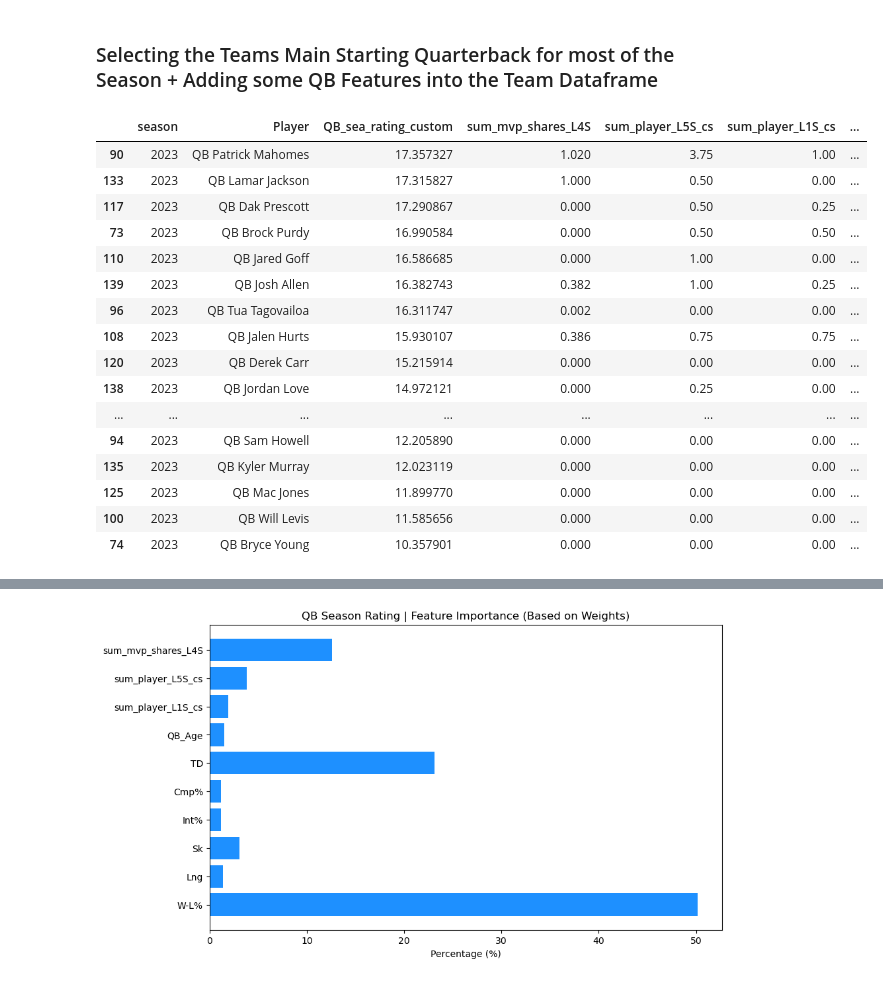
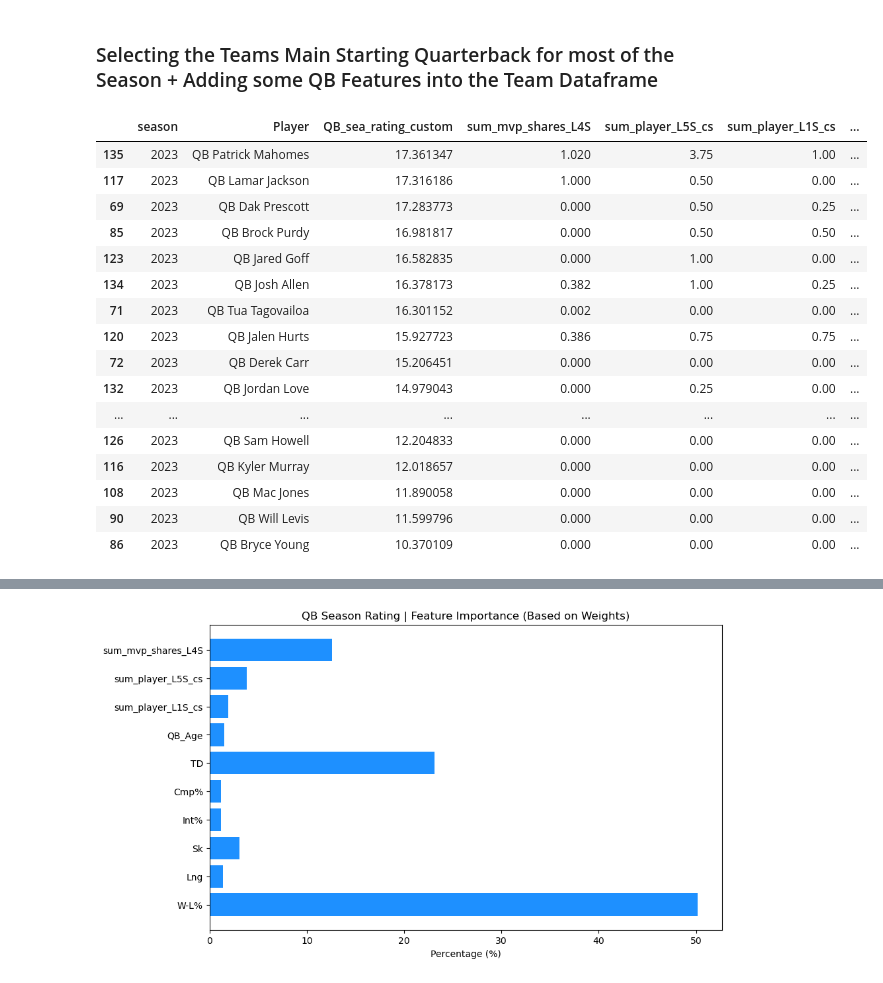
Before and after one commit to allenjake440/NFL_Champion, a Jupyter notebook: nfl_web_scrape/nfl_champ_data.ipynb, the cells around one changed output, grey strips where cells are left out. Saved outputs shown, nothing was run; the diff lists cells and outputs as text; code cells hidden in the pictures.

```diff
--- a/nfl_web_scrape/nfl_champ_data.ipynb
+++ b/nfl_web_scrape/nfl_champ_data.ipynb
@@ -46,19 +38,0 @@ print(list(df))
-# %%
-
-df = df.fillna(0)
-
-exclude_columns = ['season', 'Player', 'Tm', 'Pos', 'team_id', 'won_mvp', 'ns_won_mvp', 'ns_mvp_shares',  'pass_type','def_type','rec_type', 'kick_type', 'rush_type', 'pass_QBrec' ]
-
-reverse_rank_columns = []
-
-for col in df.columns:
-    if col not in exclude_columns:
-        if col in reverse_rank_columns:
-            df[col] = df.groupby('season')[col].rank(method='min', ascending=True)
-        else:
-            df[col] = df.groupby('season')[col].rank(method='min', ascending=False)
-
-df = df.sort_values(by=['season', 'mvp_shares'], ascending=[False, False])
-
-df.to_csv("player_db_rk.csv",index=False, encoding="utf-8-sig")
-print(list(df))
@@ -1228,11 +1081,14 @@ from sklearn.preprocessing import MinMaxScaler
 
 passing_data = passing_data.fillna(0)
 
-# Find the index of the rows with the maximum 'sum_playoff_games' for each 'team_id' and 'season' -ja
-max_qbr_idx = passing_data.groupby(['team_id', 'season'])['GS'].idxmax() #THIS IS CRITERIA TO MAKES THE TEAMS MAIN QB (USE MAX QBR I THINK 'QBR', or try 'GS') -ja
+# Sort by 'team_id', 'season', 'GS', 'G', and 'Yds' in descending order
+passing_data = passing_data.sort_values(
+    by=['team_id', 'season', 'GS', 'G', 'Yds'],
+    ascending=[True, True, False, False, False]
+)
 
-# Filter the DataFrame using these indices -ja
-top_players_passing_data = passing_data.loc[max_qbr_idx]
+# Drop duplicates for each 'team_id' and 'season' after sorting to keep only the main QB
+top_players_passing_data = passing_data.drop_duplicates(subset=['team_id', 'season'], keep='first')
 
 #=====================================================================================================
 
@@ -1306,71 +1162,59 @@ top_players_passing_data = top_players_passing_data.sort_values(by='season', asc
 
 # Display the resulting DataFrame -ja
 
 # Step 1: Rename the column 'sum_playoff_games' in 'all_coaches_data' before merging -ja
 top_players_passing_data = top_players_passing_data.rename(columns={'sum_playoff_games': 'sum_QB_playoff_games'})
 top_players_passing_data = top_players_passing_data.rename(columns={'Age': 'QB_Age'})
 top_players_passing_data = top_players_passing_data.rename(columns={'sum_mvp_shares': 'sum_QB_mvp_shares'})
 
 #=====================================================================================================
 
 #creating a new custom quarterback career rating feature for each qb each season -ja
 
 # Fill NaN values that might have been introduced with 0 -ja
 top_players_passing_data.fillna(0)
 
-# Step 1: Initialize the MinMaxScaler -ja
-scaler = MinMaxScaler()
-
-# Step 2: Fit and transform the required columns using MinMaxScaler -ja
-columns_to_scale = ['sum_mvp_shares_L4S', 'sum_player_L5S_cs', 'sum_player_L1S_cs', 'QB_Age', 'TD', 'Int%', 'Sk', 'Lng', 'W-L%']
-top_players_passing_data[columns_to_scale] = scaler.fit_transform(top_players_passing_data[columns_to_scale])
-
 # Step 3: Calculate the custom rating using the scaled values -ja
 top_players_passing_data['QB_sea_rating_custom'] = (
-    (top_players_passing_data['sum_mvp_shares_L4S'] * 1.635) +
-    (top_players_passing_data['sum_player_L5S_cs'] * .5) +
-    (top_players_passing_data['sum_player_L1S_cs'] * .25) +
-    (top_players_passing_data['QB_Age'] * .2) +
-    (top_players_passing_data['TD'] * 3) +
-    (top_players_passing_data['Cmp%'] * .15) +
-    (top_players_passing_data['Int%'] * -.15) +
-    (top_players_passing_data['Sk'] * -.4) +
-    (top_players_passing_data['Lng'] * .175) +
-    (top_players_passing_data['W-L%'] * 6.5)
+    (top_players_passing_data['sum_mvp_shares_L4S'] * 0.7605965360040652) +
+    (top_players_passing_data['sum_player_L5S_cs'] * 0.11983696830206082) +
+    (top_players_passing_data['sum_player_L1S_cs'] * 0.2493432963366484) +
+    (top_players_passing_data['QB_Age'] * 0.0076112412316544946) +
+    (top_players_passing_data['TD'] * 0.05494813431690466) +
+    (top_players_passing_data['Cmp%'] * 0.14757574354200506) +
+    (top_players_passing_data['Int%'] * -0.010742909524878155) +
+    (top_players_passing_data['Sk'] * -0.0009641855158425538) +
+    (top_players_passing_data['Lng'] * 0.001811828880220935) +
+    (top_players_passing_data['W-L%'] * 6.495133212900368)
 
 )
 
-# Step 4: Reverse the Min-Max scaling (Inverse Transform) -ja
-# Use the same scaler object to reverse the scaling of the specified columns -ja
-top_players_passing_data[columns_to_scale] = scaler.inverse_transform(top_players_passing_data[columns_to_scale])
-
 # Create a new column 'QBRC_rk' that ranks 'QB_rating_custom' for each 'season' -ja
 top_players_passing_data['QBSRC_rk'] = top_players_passing_data.groupby('season')['QB_sea_rating_custom'].rank(ascending=False, method='dense')
-
 
 #sort the DataFrame by 'Player' and 'season' in descending order-ja
 top_players_passing_data = top_players_passing_data.sort_values(by=['season','QB_sea_rating_custom'], ascending=[False, False])
 
 filtered_df = top_players_passing_data[top_players_passing_data['season'] == 2023][['season', 'Player', 'QB_sea_rating_custom', 'sum_mvp_shares_L4S', 'sum_player_L5S_cs', 'sum_player_L1S_cs', 'QB_Age', 'TD', 'Cmp%', 'Int%', 'Sk', 'Lng', 'W-L%', 'champion_share', 'mvp_shares']]
 filtered_df
 # %% [output]
 |  | season | Player | QB_sea_rating_custom | sum_mvp_shares_L4S | sum_player_L5S_cs | sum_player_L1S_cs | ... |
-| 90 | 2023 | QB Patrick Mahomes | 17.357327 | 1.020 | 3.75 | 1.00 | ... |
-| 133 | 2023 | QB Lamar Jackson | 17.315827 | 1.000 | 0.50 | 0.00 | ... |
-| 117 | 2023 | QB Dak Prescott | 17.290867 | 0.000 | 0.50 | 0.25 | ... |
-| 73 | 2023 | QB Brock Purdy | 16.990584 | 0.000 | 0.50 | 0.50 | ... |
-| 110 | 2023 | QB Jared Goff | 16.586685 | 0.000 | 1.00 | 0.00 | ... |
-| 139 | 2023 | QB Josh Allen | 16.382743 | 0.382 | 1.00 | 0.25 | ... |
-| 96 | 2023 | QB Tua Tagovailoa | 16.311747 | 0.002 | 0.00 | 0.00 | ... |
-| 108 | 2023 | QB Jalen Hurts | 15.930107 | 0.386 | 0.75 | 0.75 | ... |
-| 120 | 2023 | QB Derek Carr | 15.215914 | 0.000 | 0.00 | 0.00 | ... |
-| 138 | 2023 | QB Jordan Love | 14.972121 | 0.000 | 0.25 | 0.00 | ... |
+| 135 | 2023 | QB Patrick Mahomes | 17.361347 | 1.020 | 3.75 | 1.00 | ... |
+| 117 | 2023 | QB Lamar Jackson | 17.316186 | 1.000 | 0.50 | 0.00 | ... |
+| 69 | 2023 | QB Dak Prescott | 17.283773 | 0.000 | 0.50 | 0.25 | ... |
+| 85 | 2023 | QB Brock Purdy | 16.981817 | 0.000 | 0.50 | 0.50 | ... |
+| 123 | 2023 | QB Jared Goff | 16.582835 | 0.000 | 1.00 | 0.00 | ... |
+| 134 | 2023 | QB Josh Allen | 16.378173 | 0.382 | 1.00 | 0.25 | ... |
+| 71 | 2023 | QB Tua Tagovailoa | 16.301152 | 0.002 | 0.00 | 0.00 | ... |
+| 120 | 2023 | QB Jalen Hurts | 15.927723 | 0.386 | 0.75 | 0.75 | ... |
+| 72 | 2023 | QB Derek Carr | 15.206451 | 0.000 | 0.00 | 0.00 | ... |
+| 132 | 2023 | QB Jordan Love | 14.979043 | 0.000 | 0.25 | 0.00 | ... |
 | ... | ... | ... | ... | ... | ... | ... | ... |
-| 94 | 2023 | QB Sam Howell | 12.205890 | 0.000 | 0.00 | 0.00 | ... |
-| 135 | 2023 | QB Kyler Murray | 12.023119 | 0.000 | 0.00 | 0.00 | ... |
-| 125 | 2023 | QB Mac Jones | 11.899770 | 0.000 | 0.00 | 0.00 | ... |
-| 100 | 2023 | QB Will Levis | 11.585656 | 0.000 | 0.00 | 0.00 | ... |
-| 74 | 2023 | QB Bryce Young | 10.357901 | 0.000 | 0.00 | 0.00 | ... |
+| 126 | 2023 | QB Sam Howell | 12.204833 | 0.000 | 0.00 | 0.00 | ... |
+| 116 | 2023 | QB Kyler Murray | 12.018657 | 0.000 | 0.00 | 0.00 | ... |
+| 108 | 2023 | QB Mac Jones | 11.890058 | 0.000 | 0.00 | 0.00 | ... |
+| 90 | 2023 | QB Will Levis | 11.599796 | 0.000 | 0.00 | 0.00 | ... |
+| 86 | 2023 | QB Bryce Young | 10.370109 | 0.000 | 0.00 | 0.00 | ... |
 # %% [markdown]
 ![image.png](attachment:image.png)
 # %%
```
Also changed, not shown: parts of 32 cells of this notebook.
